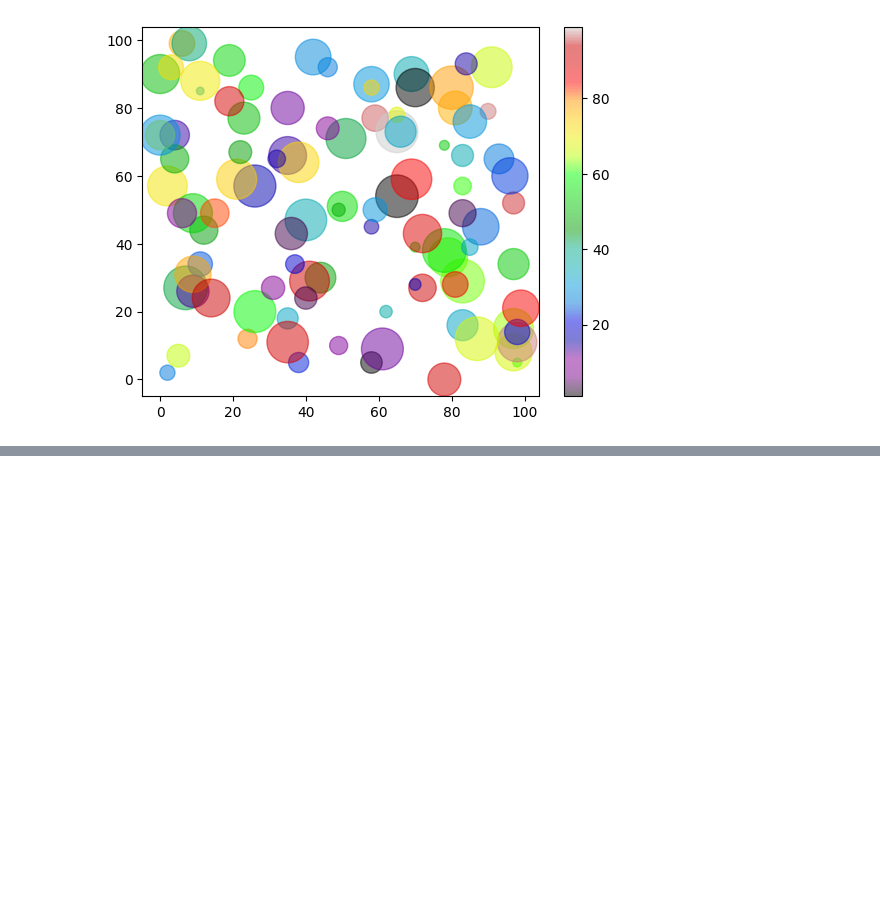
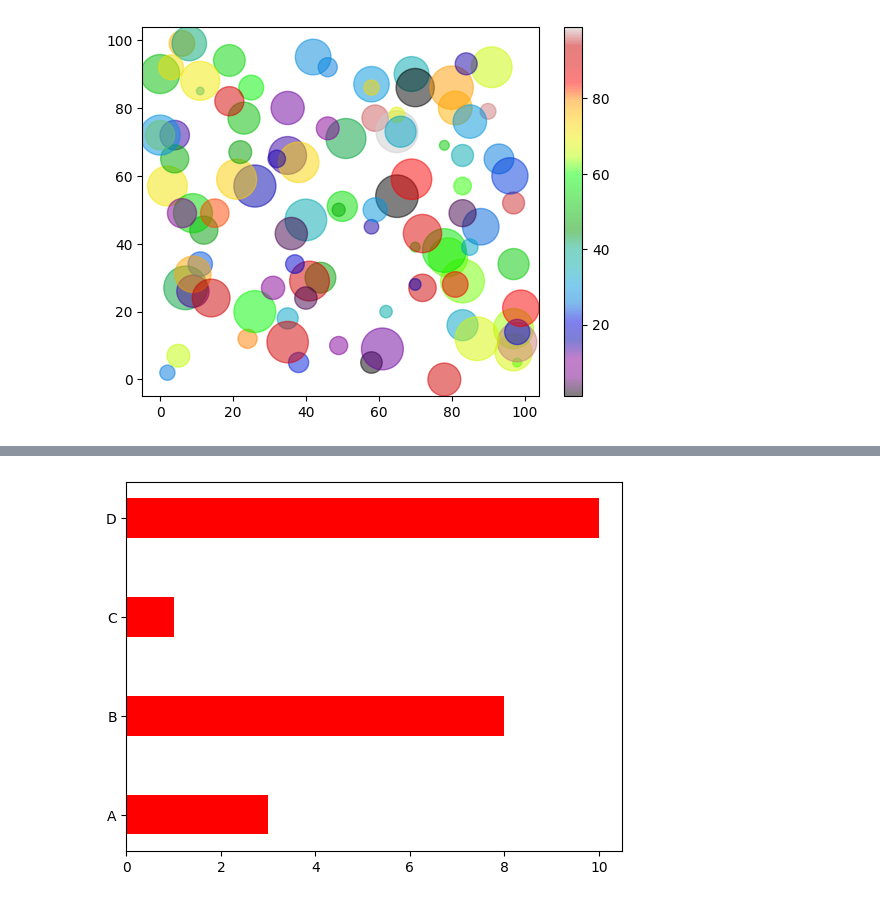
Before and after one commit to llawlaw23/Python_101, a Jupyter notebook: Python.ipynb, the cells around one changed output, grey strips where cells are left out. Cells and saved outputs as stored; diff of their text form; code cells hidden in the pictures; blank space fills up the shorter version.

```diff
--- a/Python.ipynb
+++ b/Python.ipynb
@@ -2671,0 +2679,6 @@ plt.show()
+# %%
+# Adding color
+plt.barh(x, y, color = "red", height =  0.4)
+plt.show()
+# %% [output]
+[figure, added]
```
Also changed, not shown: parts of 9 cells of this notebook.
